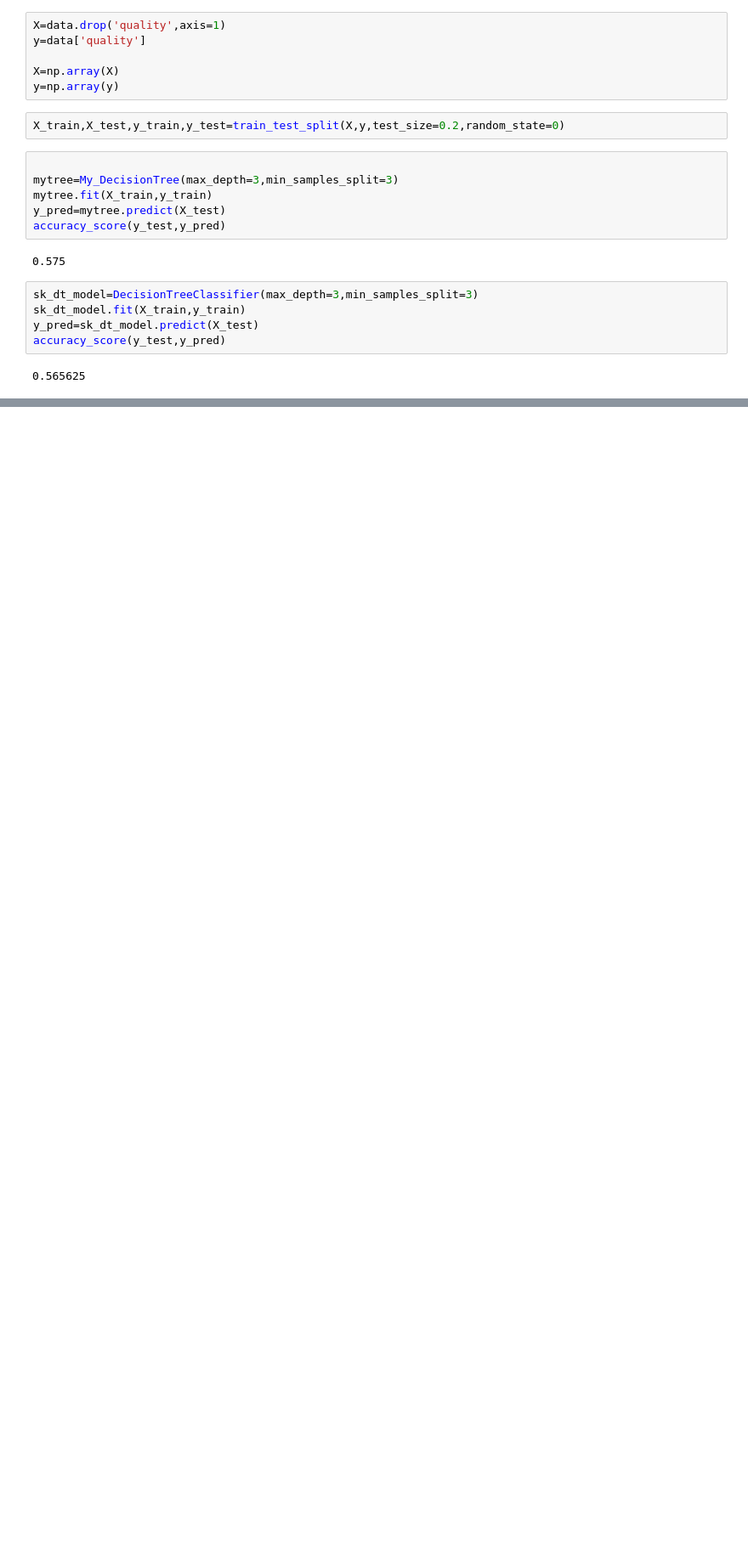
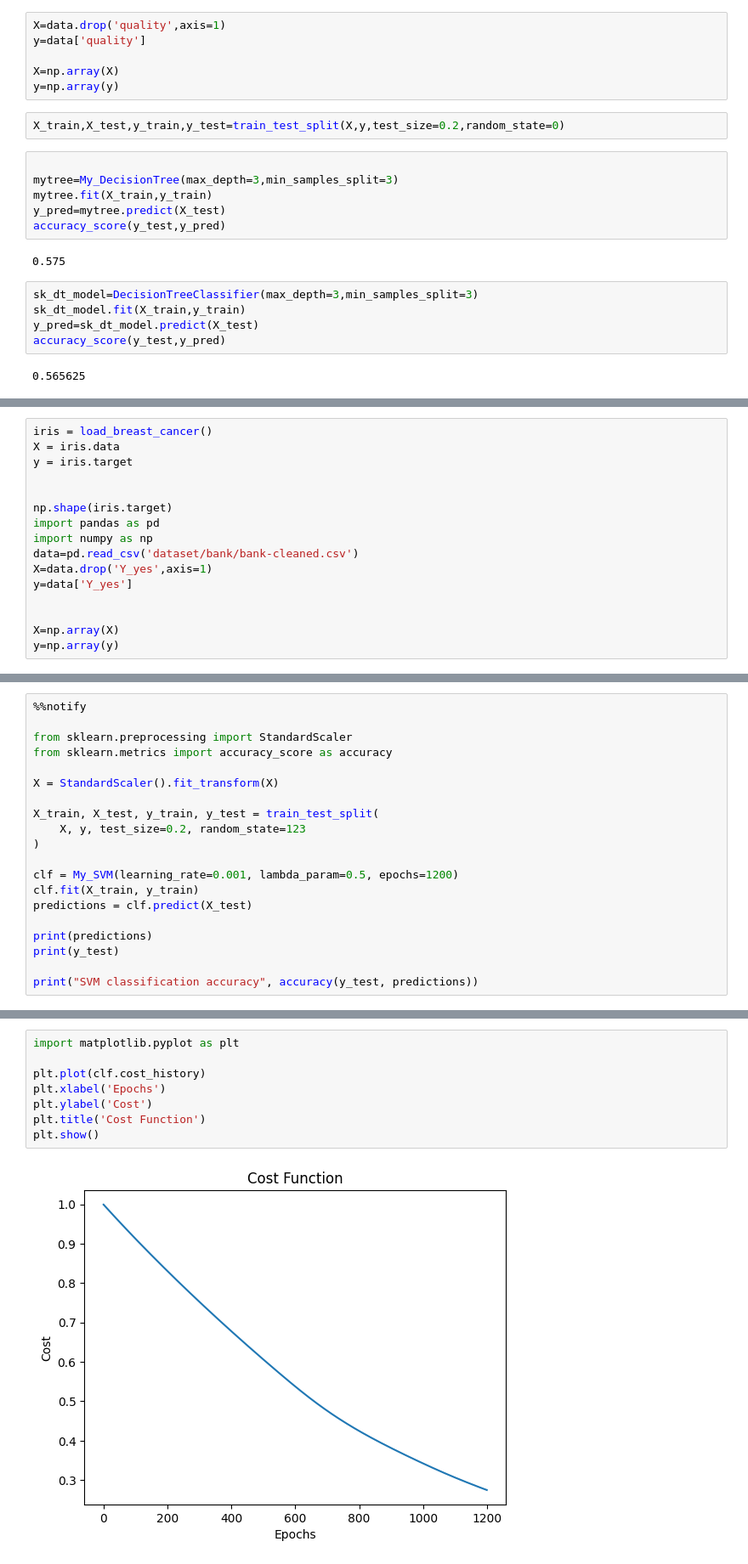
Before and after one commit to shabari48/MCW-ML-Tasks, a Jupyter notebook: TASK5/test.ipynb, the cells around one changed output, grey strips where cells are left out. Shown at 85% size. Drawn from its saved outputs; the diff is of its cells as text; blank space fills up the shorter version.

```diff
--- a/TASK5/test.ipynb
+++ b/TASK5/test.ipynb
@@ -225,0 +399,16 @@ accuracy_score(y_test,y_pred)
+# %%
+iris = load_breast_cancer()
+X = iris.data
+y = iris.target
+
+
+np.shape(iris.target)
+import pandas as pd
+import numpy as np
+data=pd.read_csv('dataset/bank/bank-cleaned.csv')
+X=data.drop('Y_yes',axis=1)
+y=data['Y_yes']
+
+
+X=np.array(X)
+y=np.array(y)
@@ -225,0 +422,20 @@ accuracy_score(y_test,y_pred)
+# %%
+%%notify
+
+from sklearn.preprocessing import StandardScaler
+from sklearn.metrics import accuracy_score as accuracy
+
+X = StandardScaler().fit_transform(X)
+
+X_train, X_test, y_train, y_test = train_test_split(
+    X, y, test_size=0.2, random_state=123
+)
+
+clf = My_SVM(learning_rate=0.001, lambda_param=0.5, epochs=1200)
+clf.fit(X_train, y_train)
+predictions = clf.predict(X_test)
+
+print(predictions)
+print(y_test)
+
+print("SVM classification accuracy", accuracy(y_test, predictions))
@@ -225,0 +447,10 @@ accuracy_score(y_test,y_pred)
+# %%
+import matplotlib.pyplot as plt
+
+plt.plot(clf.cost_history)
+plt.xlabel('Epochs')
+plt.ylabel('Cost')
+plt.title('Cost Function')
+plt.show()
+# %% [output]
+[figure, added]
```
Also changed, not shown: parts of 55 cells of this notebook, 5 other files.
